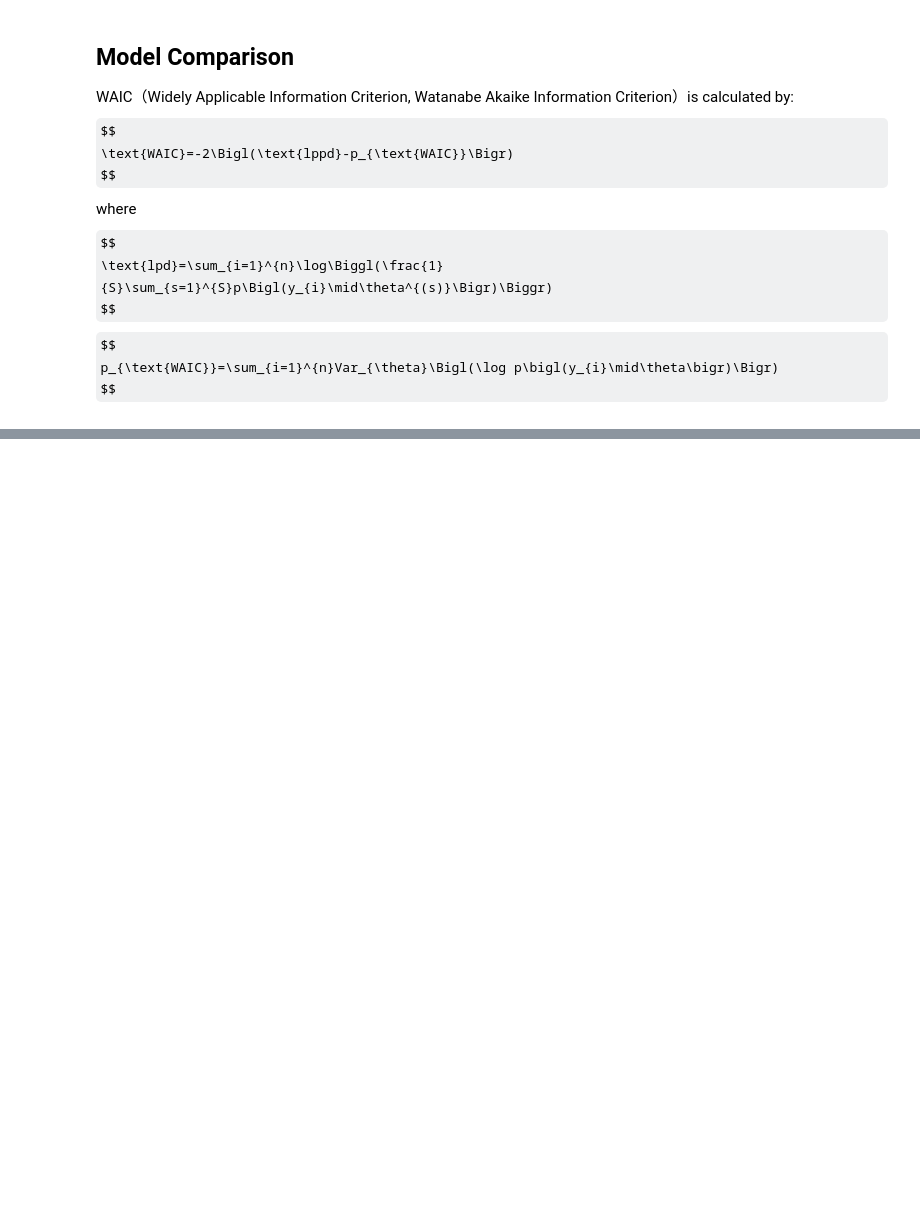
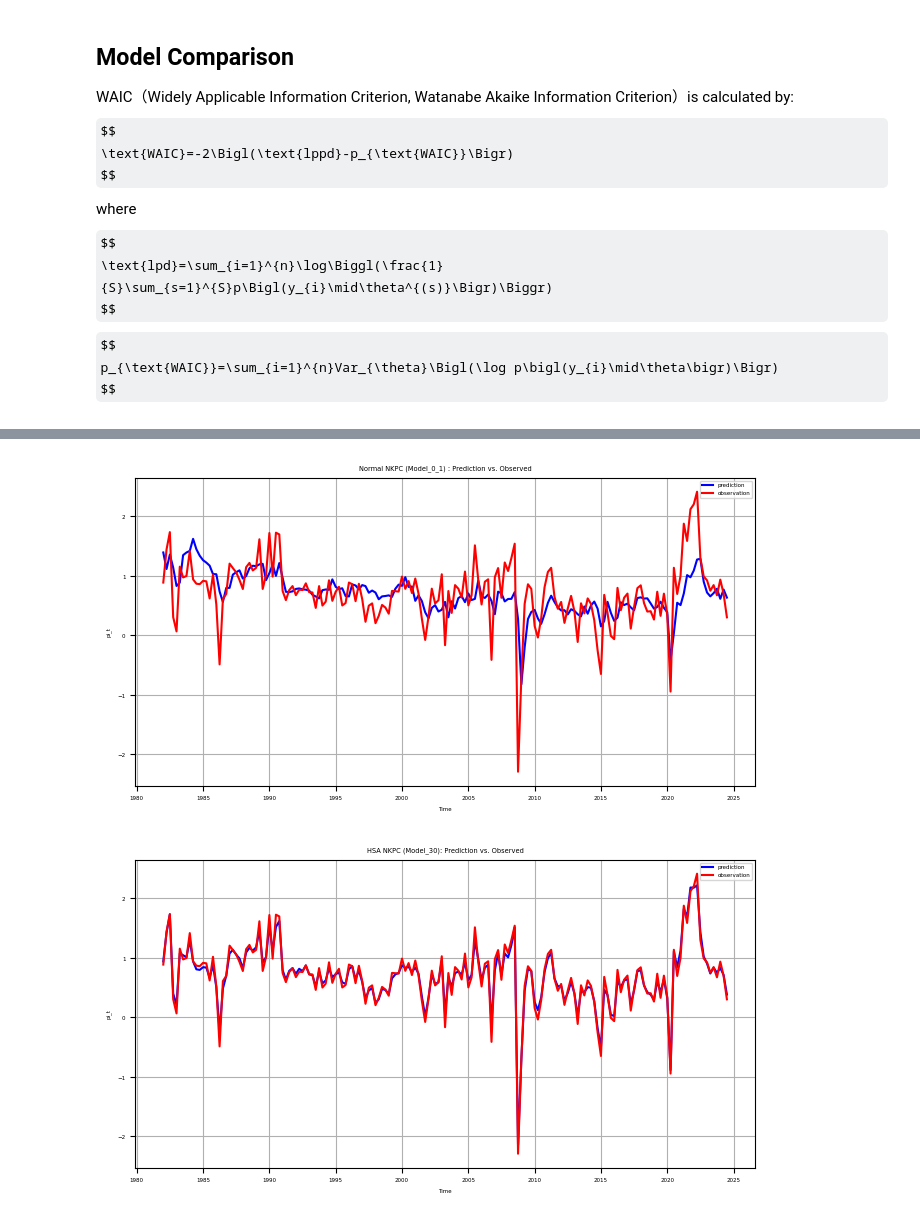
Before and after one commit to Ichikawa-Satoshi/NKPC_HSA_MCMC, a Jupyter notebook: code/main.ipynb, the cells around one changed output, grey strips where cells are left out. Saved outputs shown, nothing was run; the diff lists cells and outputs as text; code cells hidden in the pictures; some formulas as TeX source; blank space fills up the shorter version.

```diff
--- a/code/main.ipynb
+++ b/code/main.ipynb
@@ -981,0 +1679,7 @@ result
+# %%
+# Prediction Plot
+plot_model("0_1", "Normal NKPC (Model_0_1) : Prediction vs. Observed", data)
+plot_model("30",   "HSA NKPC (Model_30): Prediction vs. Observed", data)
+# %% [output]
+[figure, added]
+[figure, added]
```
Also changed, not shown: parts of 35 cells of this notebook, 14 other files.
